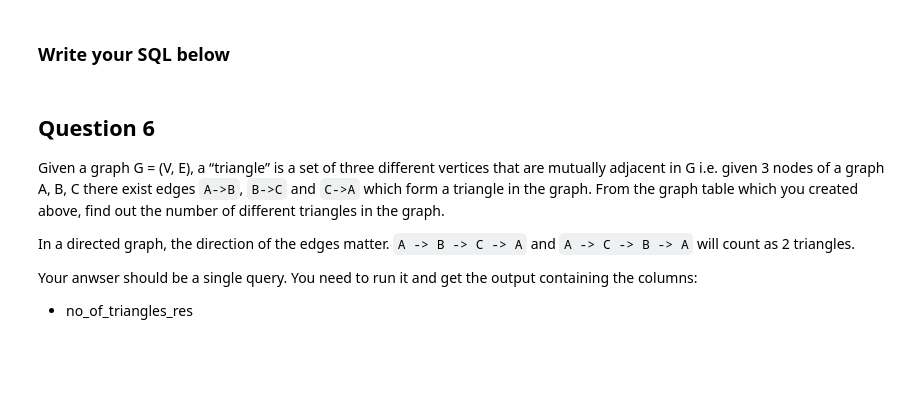
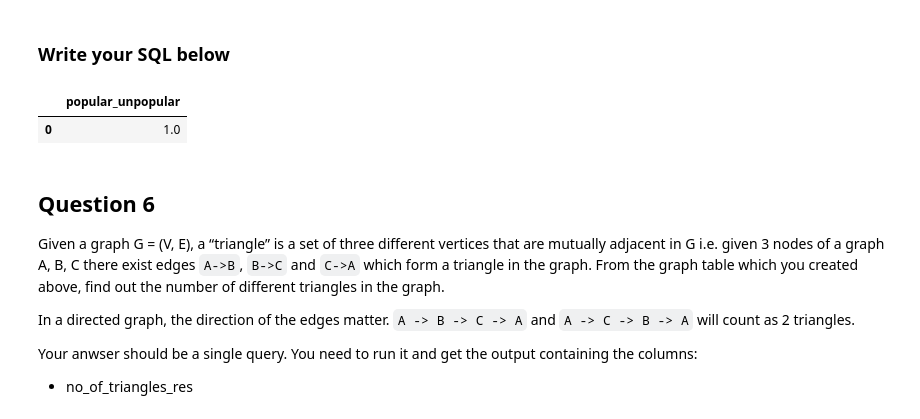
Before and after one commit to nairaaltunkeser/project2, a Jupyter notebook: project2.ipynb, the cells around one changed output. Saved outputs shown, nothing was run; the diff lists cells and outputs as text; code cells hidden in the pictures; blank space fills up the shorter version.

```diff
--- a/project2.ipynb
+++ b/project2.ipynb
@@ -315,10 +333,10 @@ WITH avg_indegree AS (
 ), user_indegree_likes AS (
   SELECT
     twitter_username,
-    COUNT(DISTINCT dst) AS indegree,
+    COUNT(DISTINCT src) AS indegree,
     AVG(like_num) AS avg_likes
   FROM Graph
-  LEFT JOIN tweets ON Graph.src = tweets.twitter_username
+  LEFT JOIN tweets ON Graph.dst = tweets.twitter_username
   GROUP BY twitter_username
 ),
 
@@ -342,33 +360,36 @@ popular_users AS (
 
 unpopular_users AS (
   SELECT twitter_username
   FROM classified_users
   WHERE user_type = 'unpopular'
 )
 
 SELECT
   CAST(
     (SELECT COUNT(*)
      FROM tweets t
      JOIN popular_users pu ON t.twitter_username = pu.twitter_username
      WHERE EXISTS (
        SELECT 1
        FROM unpopular_users uu
        WHERE t.text LIKE CONCAT('%', uu.twitter_username, '%')
      )
     ) AS DOUBLE) /
   (SELECT COUNT(*)
    FROM tweets t
    JOIN popular_users pu ON t.twitter_username = pu.twitter_username
   ) AS popular_unpopular;
 
 
 """
 
 result = runq(q5)
 # assert len(result.columns)== 1, "The result should contain one column: popular_unpopular!"
 # assert len(result)== 1, "The result should contain one row!"
 result
+# %% [output]
+|  | popular_unpopular |
+| 0 | 1.0 |
 # %% [markdown]
 ## Question 6
 Given a graph G = (V, E), a “triangle” is a set of three different vertices that are mutually adjacent in G i.e. given 3 nodes of a graph A, B, C there exist edges `A->B`, `B->C` and `C->A` which form a triangle in the graph. From the graph table which you created above, find out the number of different triangles in the graph.
```
Also changed, not shown: parts of 2 cells of this notebook.
